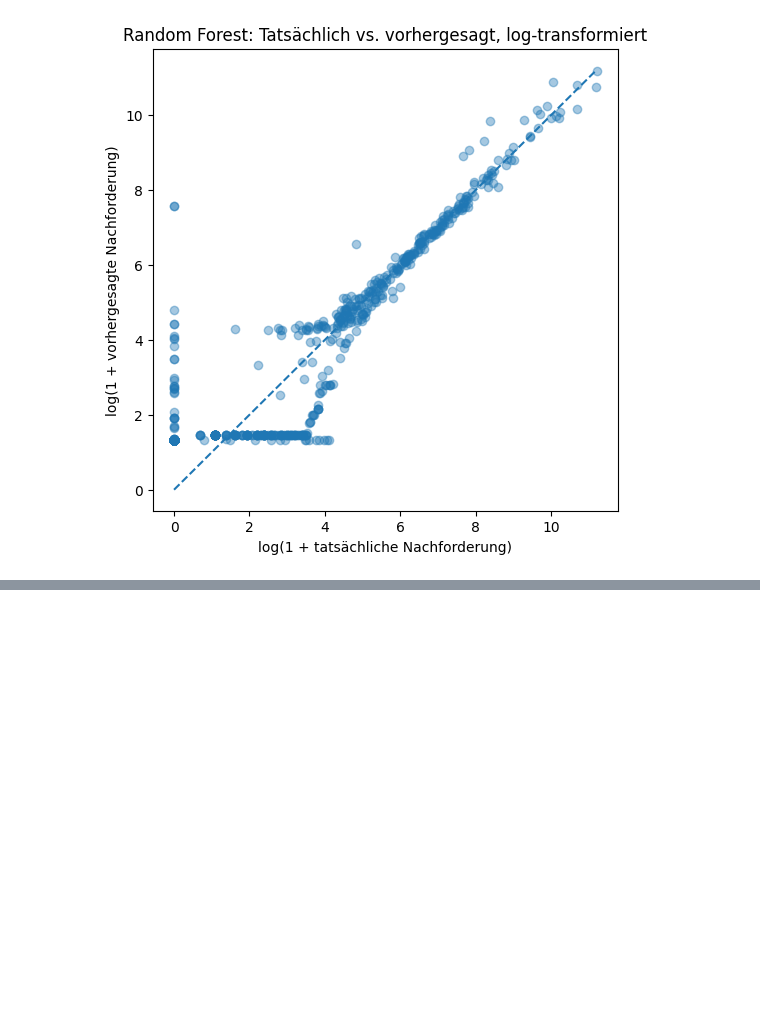
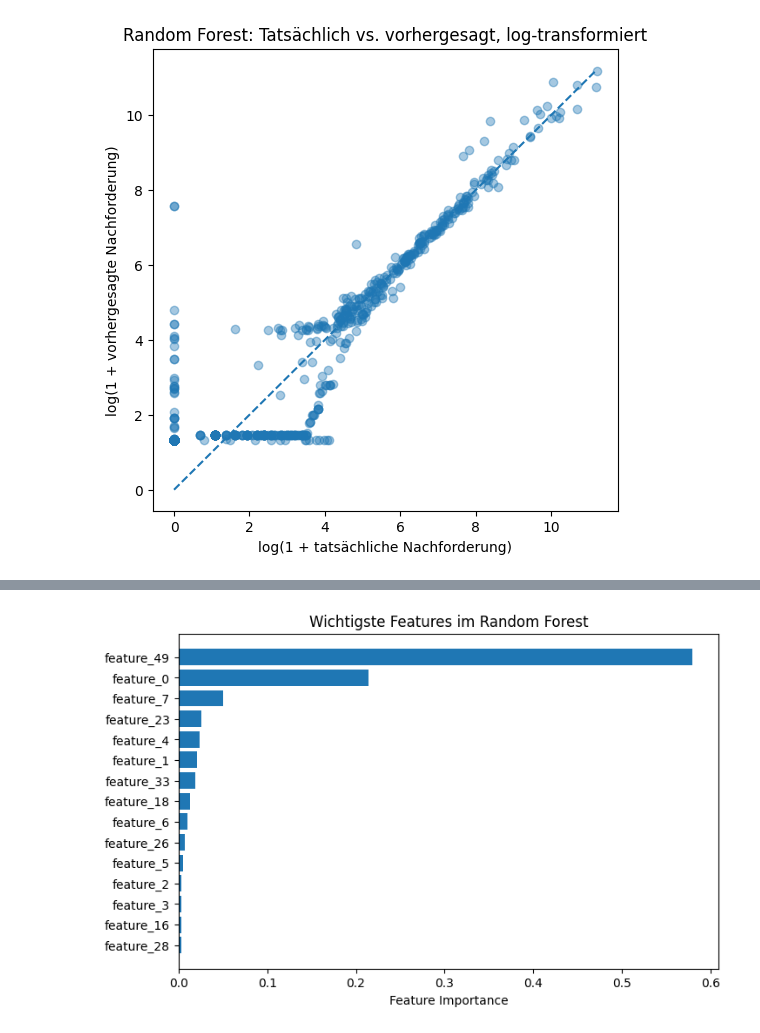
Before and after one commit to smartinezai/DRV-model, a Jupyter notebook: nachforderung_modell.ipynb, the cells around one changed output, grey strips where cells are left out. Drawn from its saved outputs; the diff is of its cells as text; code cells hidden in the pictures; blank space fills up the shorter version.

Commit message:
added feature importance

```diff
--- a/nachforderung_modell.ipynb
+++ b/nachforderung_modell.ipynb
@@ -276,3 +276,15 @@ plt.title("Random Forest: Tatsächlich vs. vorhergesagt, log-transformiert")
 plt.show()
 # %% [output]
 [figure]
+# %%
+feature_importance = pd.DataFrame({
+    "feature": X_train.columns,
+    "importance": rf.feature_importances_
+})
+
+feature_importance = feature_importance.sort_values(
+    "importance",
+    ascending=False
+)
+
+feature_importance.head(15)
@@ -278,0 +308,11 @@ plt.show()
+# %%
+top_features = feature_importance.head(15)
+
+plt.figure(figsize=(8, 5))
+plt.barh(top_features["feature"], top_features["importance"])
+plt.gca().invert_yaxis()
+plt.xlabel("Feature Importance")
+plt.title("Wichtigste Features im Random Forest")
+plt.show()
+# %% [output]
+[figure, added]
```
Also changed, not shown: parts of 1 cell of this notebook.
